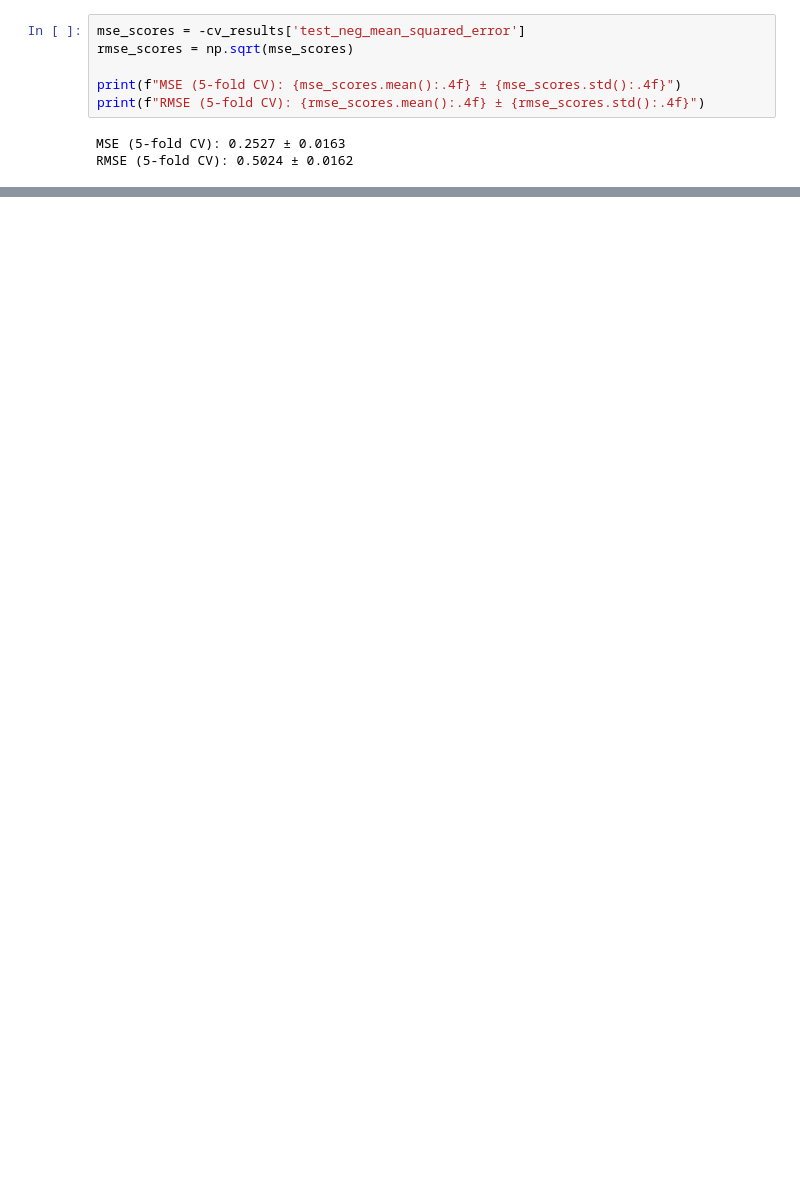
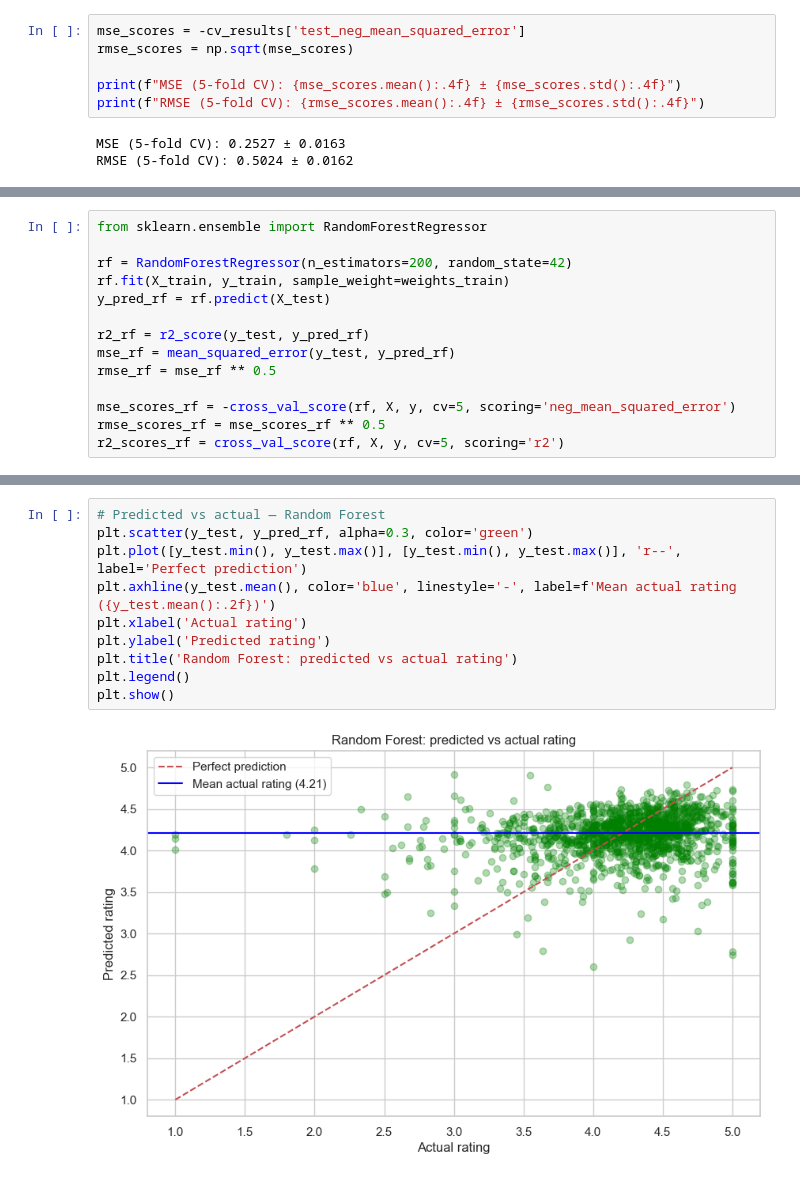
Before and after one commit to imgabrielas/Sephora, a Jupyter notebook: 06_price_vs_rating.ipynb, the cells around one changed output, grey strips where cells are left out. Saved outputs shown, nothing was run; the diff lists cells and outputs as text; blank space fills up the shorter version.

```diff
--- a/06_price_vs_rating.ipynb
+++ b/06_price_vs_rating.ipynb
@@ -206,0 +180,14 @@ Notes:
+# %%
+from sklearn.ensemble import RandomForestRegressor
+
+rf = RandomForestRegressor(n_estimators=200, random_state=42)
+rf.fit(X_train, y_train, sample_weight=weights_train)
+y_pred_rf = rf.predict(X_test)
+
+r2_rf = r2_score(y_test, y_pred_rf)
+mse_rf = mean_squared_error(y_test, y_pred_rf)
+rmse_rf = mse_rf ** 0.5
+
+mse_scores_rf = -cross_val_score(rf, X, y, cv=5, scoring='neg_mean_squared_error')
+rmse_scores_rf = mse_scores_rf ** 0.5
+r2_scores_rf = cross_val_score(rf, X, y, cv=5, scoring='r2')
@@ -206,0 +231,12 @@ Notes:
+# %%
+# Predicted vs actual — Random Forest
+plt.scatter(y_test, y_pred_rf, alpha=0.3, color='green')
+plt.plot([y_test.min(), y_test.max()], [y_test.min(), y_test.max()], 'r--', label='Perfect prediction')
+plt.axhline(y_test.mean(), color='blue', linestyle='-', label=f'Mean actual rating ({y_test.mean():.2f})')
+plt.xlabel('Actual rating')
+plt.ylabel('Predicted rating')
+plt.title('Random Forest: predicted vs actual rating')
+plt.legend()
+plt.show()
+# %% [output]
+[figure, added]
```
Also changed, not shown: parts of 17 cells of this notebook.
